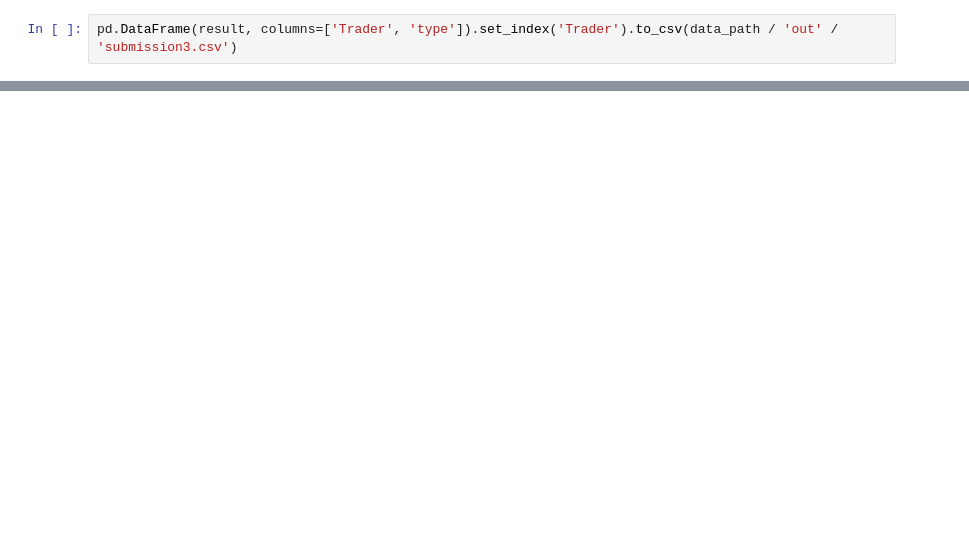
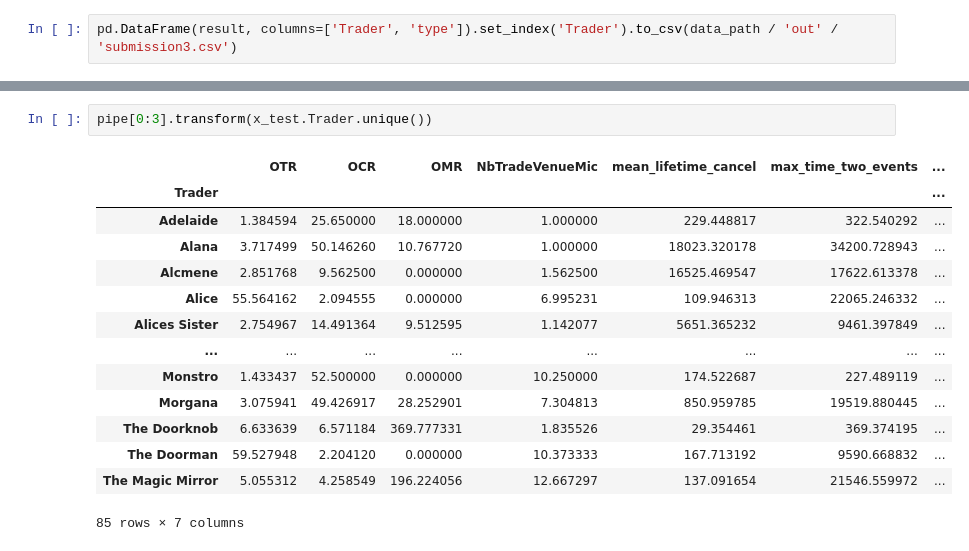
Before and after one commit to UltraDiuve/ens_challenge50, a Jupyter notebook: Notebook.ipynb, the cells around one changed output, grey strips where cells are left out. Saved outputs shown, nothing was run; the diff lists cells and outputs as text; blank space fills up the shorter version.

```diff
--- a/Notebook.ipynb
+++ b/Notebook.ipynb
@@ -999,0 +1085,17 @@ pd.DataFrame(result, columns=['Trader', 'type']).set_index('Trader').to_csv(data
+# %%
+pipe[0:3].transform(x_test.Trader.unique())
+# %% [output]
+|  | OTR | OCR | OMR | NbTradeVenueMic | mean_lifetime_cancel | max_time_two_events | ... |
+| Trader |  |  |  |  |  |  | ... |
+| Adelaide | 1.384594 | 25.650000 | 18.000000 | 1.000000 | 229.448817 | 322.540292 | ... |
+| Alana | 3.717499 | 50.146260 | 10.767720 | 1.000000 | 18023.320178 | 34200.728943 | ... |
+| Alcmene | 2.851768 | 9.562500 | 0.000000 | 1.562500 | 16525.469547 | 17622.613378 | ... |
+| Alice | 55.564162 | 2.094555 | 0.000000 | 6.995231 | 109.946313 | 22065.246332 | ... |
+| Alices Sister | 2.754967 | 14.491364 | 9.512595 | 1.142077 | 5651.365232 | 9461.397849 | ... |
+| ... | ... | ... | ... | ... | ... | ... | ... |
+| Monstro | 1.433437 | 52.500000 | 0.000000 | 10.250000 | 174.522687 | 227.489119 | ... |
+| Morgana | 3.075941 | 49.426917 | 28.252901 | 7.304813 | 850.959785 | 19519.880445 | ... |
+| The Doorknob | 6.633639 | 6.571184 | 369.777331 | 1.835526 | 29.354461 | 369.374195 | ... |
+| The Doorman | 59.527948 | 2.204120 | 0.000000 | 10.373333 | 167.713192 | 9590.668832 | ... |
+| The Magic Mirror | 5.055312 | 4.258549 | 196.224056 | 12.667297 | 137.091654 | 21546.559972 | ... |
+85 rows × 7 columns
```
Also changed, not shown: parts of 41 cells of this notebook, 7 other files.
